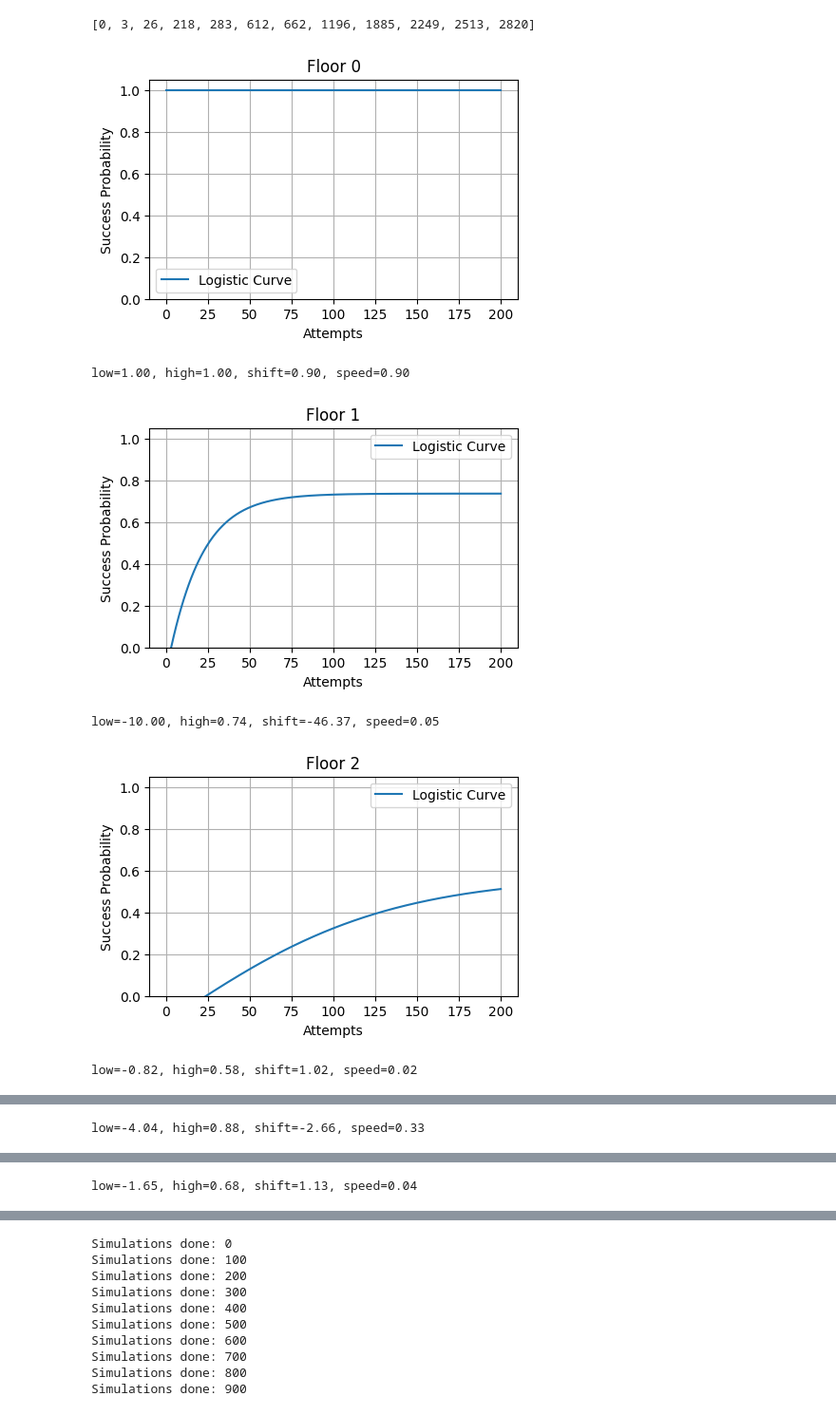
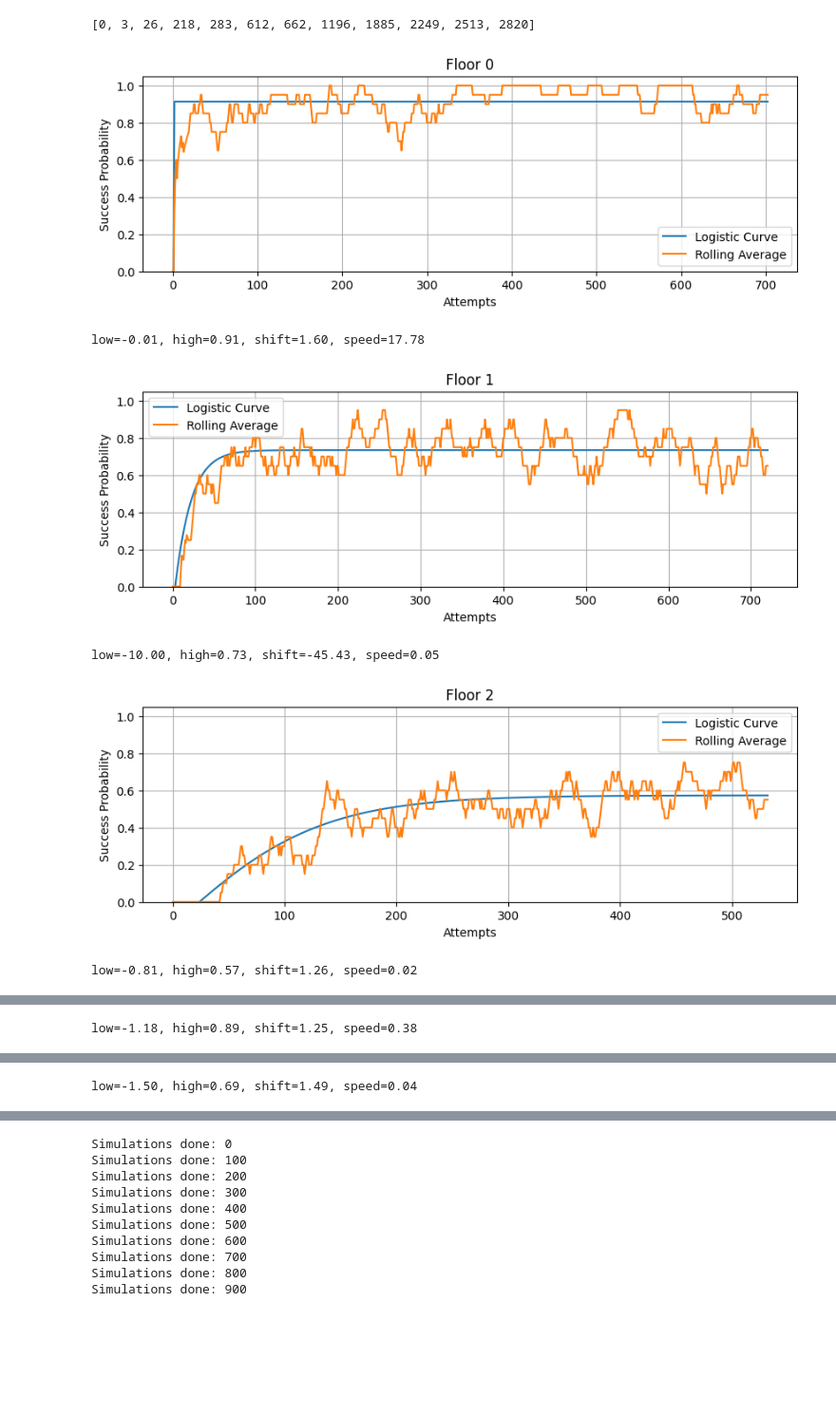
Before and after one commit to NLogSpace/deepdip2, a Jupyter notebook: notebook.ipynb, the cells around one changed output, grey strips where cells are left out. Shown at 95% size. Drawn from its saved outputs; the diff is of its cells as text; code cells hidden in the pictures; blank space fills up the shorter version.

```diff
--- a/notebook.ipynb
+++ b/notebook.ipynb
@@ -82,8 +82,7 @@ def neg_log_likelihood(params, sequence):
     low, high, shift, speed = params
     n = np.arange(len(sequence))
     predicted_probs = logistic_curve(n, low, high, shift, speed)
-    predicted_probs = np.where(predicted_probs >= 1, 0.9999999, predicted_probs)
-    predicted_probs = np.where(predicted_probs <= 0, 0.0000001, predicted_probs)
+    predicted_probs = np.clip(predicted_probs, 0.00000001, 0.99999999)
     loss = np.sum(-(sequence * np.log(predicted_probs) + (1-sequence) * np.log(1-predicted_probs)))
     return loss
 
@@ -93,7 +92,7 @@ class Floor:
         self.floor = None
         self.successes = None
         self.params = None
-        self.prob = None
+        self.rolling_avg = None
         self.fail_distribution = None
 
     @classmethod
@@ -114,12 +113,13 @@ class Floor:
         obj.successes = np.array(obj.successes)
 
         # Compute rolling average
-        #window_size = 20
+        window_size = 20
+        obj.rolling_avg = rolling_avg(obj.successes, window_size)
         #obj.prob = rolling_avg_both_sides_asym(obj.successes, 40, 10)
         #obj.prob = exp_smoothing_average(obj.successes)
 
         # Train model
-        initial_params = [0.1, 0.1, 0.9, 0.9]
+        initial_params = [0.0, 0.7, 0.9, 0.9]
         bounds = [(-10, 1), (0, 1), (-100, 300), (0, 30)]
         result = minimize(neg_log_likelihood, initial_params, args=(obj.successes,), bounds=bounds, method='L-BFGS-B')
         #result = minimize(loss_logistic, initial_params, args=(obj.prob,), method='L-BFGS-B')
@@ -150,10 +150,10 @@ class Floor:
 
     def plot(self):
         # Generate x values
-        if self.prob is not None:
-            x_values = np.linspace(0, len(self.prob), 400)
+        if self.rolling_avg is not None:
+            x_values = np.arange(len(self.rolling_avg))
         else:
-            x_values = np.linspace(0, 200, 400)
+            x_values = np.arange(200)
 
         low, high, shift, speed = self.params
 
@@ -161,11 +161,10 @@ class Floor:
         y_values = logistic_curve(x_values, low, high, shift, speed)
 
         # Plotting the result
-        plt.figure(figsize=(5, 3))
-        #plt.plot(sequence, label='Original Data')
-        if self.prob is not None:
-            plt.plot(self.successes, label='Rolling Average', color='red')
+        plt.figure(figsize=(10, 3))
         plt.plot(x_values, y_values, label='Logistic Curve')
+        if self.rolling_avg is not None:
+            plt.plot(x_values, self.rolling_avg, label="Rolling Average")
         plt.title(f'Floor {self.floor}')
         plt.xlabel('Attempts')
         plt.ylabel('Success Probability')
@@ -188,19 +187,19 @@ wirtual_first_time_reached_floor
 [0, 3, 26, 218, 283, 612, 662, 1196, 1885, 2249, 2513, 2820]
 # %%
 floors = []
-for i in range(7):
+for i in range(10):
     floors.append(Floor.from_data(wirtual_flat, i))
 
-for i in range(7, 17):
+for i in range(10, 17):
     floors.append(Floor.from_params(i, -0.77, 0.78, 1.32, 0.1))
 
 for floor in floors:
     floor.plot()
     print(f"low={floor.params[0]:.2f}, high={floor.params[1]:.2f}, shift={floor.params[2]:.2f}, speed={floor.params[3]:.2f}")
 # %% [output]
-[figure, old version]
+[figure, new version]
-low=1.00, high=1.00, shift=0.90, speed=0.90
+low=-0.01, high=0.91, shift=1.60, speed=17.78
-[figure, old version]
+[figure, new version]
-low=-10.00, high=0.74, shift=-46.37, speed=0.05
+low=-10.00, high=0.73, shift=-45.43, speed=0.05
-[figure, old version]
+[figure, new version]
-low=-0.82, high=0.58, shift=1.02, speed=0.02
+low=-0.81, high=0.57, shift=1.26, speed=0.02
@@ -208 +207 @@ low=-0.82, high=0.58, shift=1.02, speed=0.02
-low=-4.04, high=0.88, shift=-2.66, speed=0.33
+low=-1.18, high=0.89, shift=1.25, speed=0.38
@@ -210 +209 @@ low=-4.04, high=0.88, shift=-2.66, speed=0.33
-low=-1.65, high=0.68, shift=1.13, speed=0.04
+low=-1.50, high=0.69, shift=1.49, speed=0.04
```
Also changed, not shown: parts of 6 cells of this notebook.
